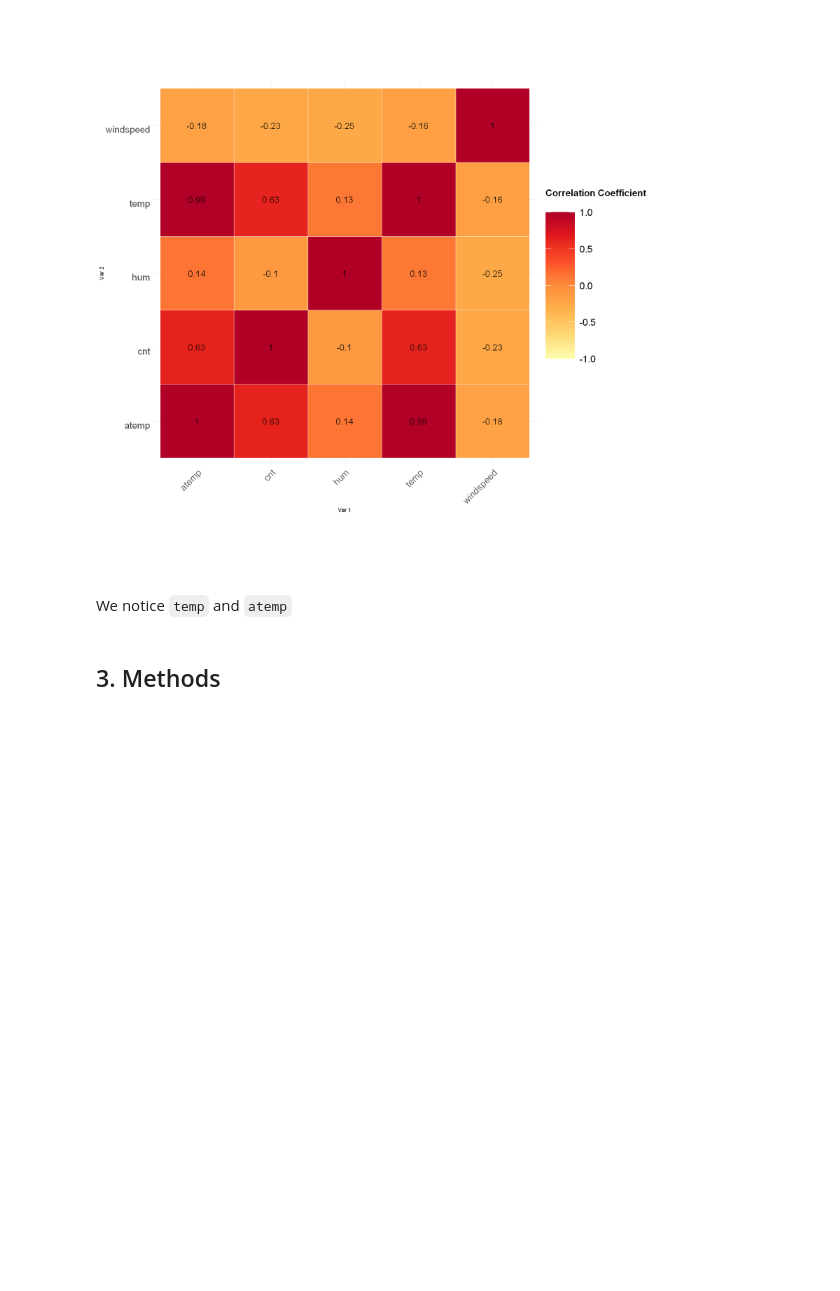
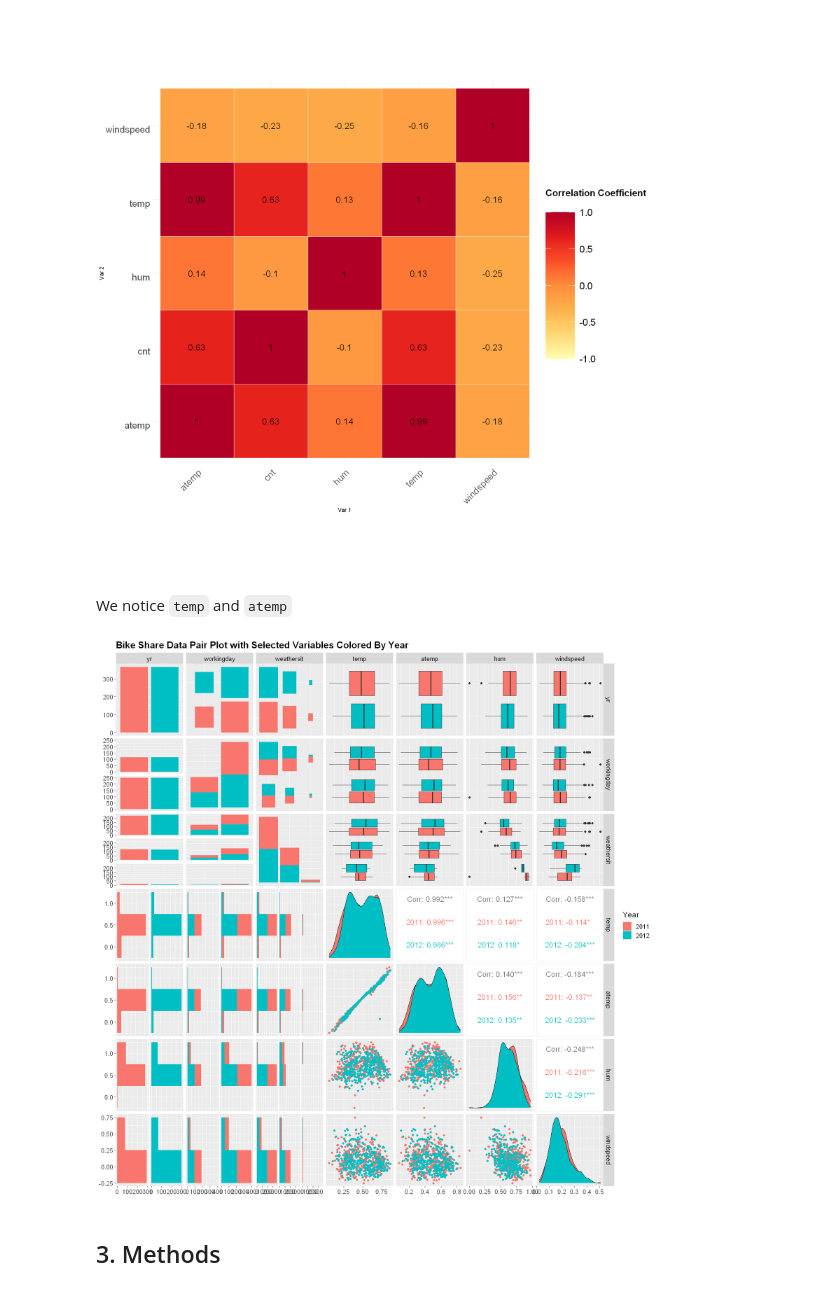
Before and after one commit to tonyliang19/stat301-group-project, a Jupyter notebook: src/proposal.ipynb, the cells around one changed output. Drawn from its saved outputs; the diff is of its cells as text; code cells hidden in the pictures; blank space fills up the shorter version.

Commit message:
add ggpairs plot

```diff
--- a/src/proposal.ipynb
+++ b/src/proposal.ipynb
@@ -168,6 +168,24 @@ plot_corr_matrix
 [figure]
 # %% [markdown]
 We notice `temp` and `atemp`
+# %%
+# Visualize the association between our variable of interest (season, workingday, weathersit,
+# temp, atemp, hum, windspeed, cnt)
+bs_day_pair_plots <- bike_wrangled %>%
+    ggpairs(progress = FALSE, legend = 1, columns = c(1,2,3,4,5,6,7),
+        aes(color = factor(yr, levels = 0:1, labels = c("2011", "2012"))),
+        lower=list(combo=wrap("facethist", binwidth=0.5)),
+        upper=list(continuous = wrap("cor", size=5))) +
+    ggtitle("Bike Share Data Pair Plot with Selected Variables Colored By Year") +
+    theme(
+        text = element_text(size = 15),
+        plot.title = element_text(face = "bold"),
+        axis.title = element_text(face = "bold")
+    ) +
+    labs(fill = "Year")
+bs_day_pair_plots
+# %% [output]
+[figure, added]
 # %% [markdown]
 ## 3. Methods
 # %% [markdown]
```
